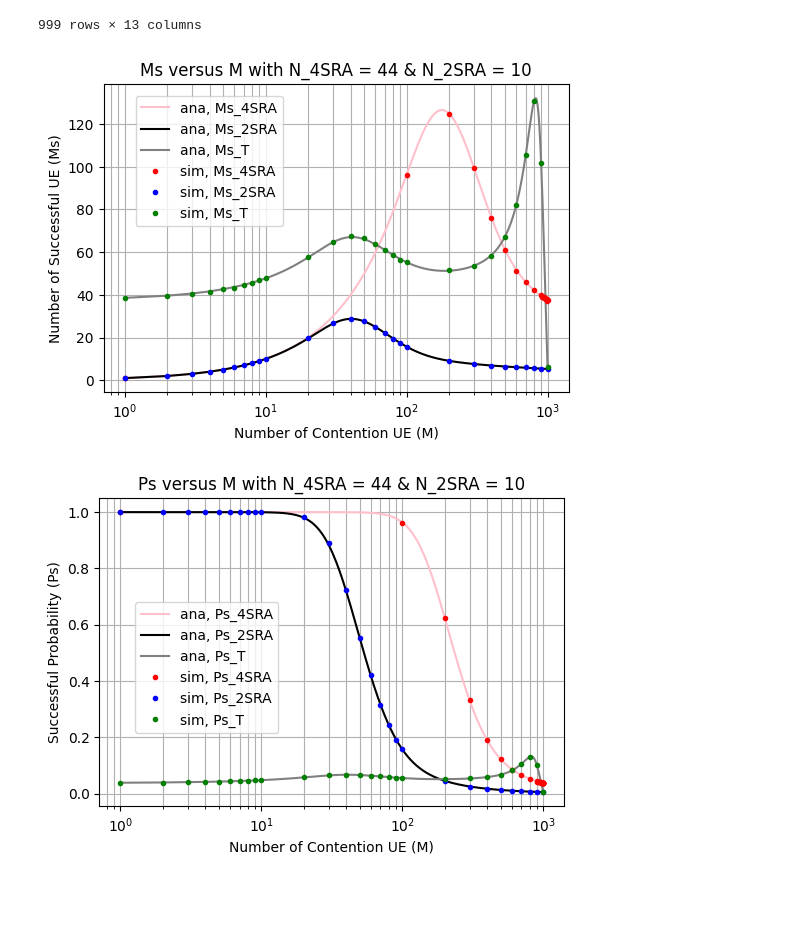
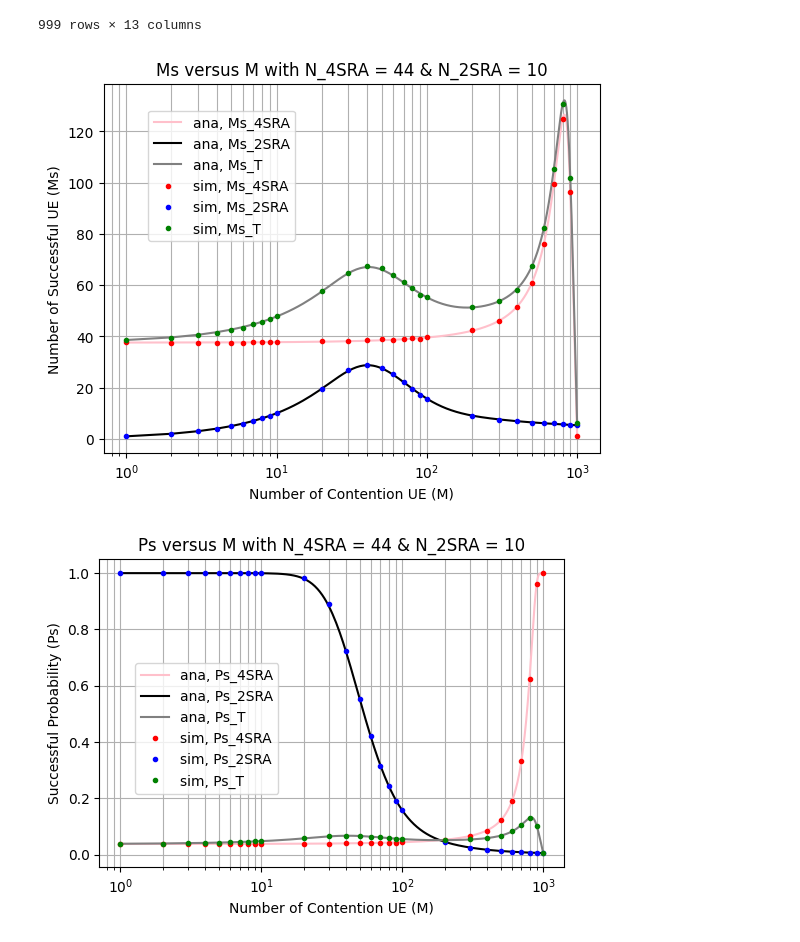
Before and after one commit to timlin0307/Thesis-Simulation, a Jupyter notebook: 2SRA and 4SRA without Fallback/Simulation.ipynb, the cells around one changed output. Cells and saved outputs as stored; diff of their text form; code cells hidden in the pictures; blank space fills up the shorter version.

```diff
--- a/2SRA and 4SRA without Fallback/Simulation.ipynb
+++ b/2SRA and 4SRA without Fallback/Simulation.ipynb
@@ -580,28 +582,28 @@ ana
 999 rows × 13 columns
 # %%
 # Ms
-plt.plot(ana.M_4SRA, ana.Ms_4SRA, '-', color = 'pink', label = 'ana, Ms_4SRA')
+plt.plot(ana.M_2SRA, ana.Ms_4SRA, '-', color = 'pink', label = 'ana, Ms_4SRA')
 plt.plot(ana.M_2SRA, ana.Ms_2SRA, '-', color = 'black', label = 'ana, Ms_2SRA')
 plt.plot(ana.M_2SRA, ana.Ms_T, '-', color = 'gray', label = 'ana, Ms_T')
-plt.plot(sim.M_4SRA, sim.Ms_4SRA, 'o', ms = 3, color = 'red', label = 'sim, Ms_4SRA')
+plt.plot(sim.M_2SRA, sim.Ms_4SRA, 'o', ms = 3, color = 'red', label = 'sim, Ms_4SRA')
 plt.plot(sim.M_2SRA, sim.Ms_2SRA, 'o', ms = 3, color = 'blue', label = 'sim, Ms_2SRA')
 plt.plot(sim.M_2SRA, sim.Ms_T, 'o', ms = 3, color = 'green', label = 'sim, Ms_T')
 plt.xscale('log')
 plt.title('Ms versus M with N_4SRA = 44 & N_2SRA = 10')
 plt.xlabel("Number of Contention UE (M)")
 plt.ylabel("Number of Successful UE (Ms)")
 plt.grid(True, which="both")
 plt.legend(loc='center right', bbox_to_anchor=(0.4, 0.75))
 plt.rcParams["figure.figsize"] = (6, 4)
 plt.show()
 # %% [output]
-[figure, old version]
+[figure, new version]
 # %%
 # Ps
-plt.plot(ana.M_4SRA, ana.Ps_4SRA, '-', color = 'pink', label = 'ana, Ps_4SRA')
+plt.plot(ana.M_2SRA, ana.Ps_4SRA, '-', color = 'pink', label = 'ana, Ps_4SRA')
 plt.plot(ana.M_2SRA, ana.Ps_2SRA, '-', color = 'black', label = 'ana, Ps_2SRA')
 plt.plot(ana.M_2SRA, ana.Ps_T, '-', color = 'gray', label = 'ana, Ps_T')
-plt.plot(sim.M_4SRA, sim.Ps_4SRA, 'o', ms = 3, color = 'red', label = 'sim, Ps_4SRA')
+plt.plot(sim.M_2SRA, sim.Ps_4SRA, 'o', ms = 3, color = 'red', label = 'sim, Ps_4SRA')
 plt.plot(sim.M_2SRA, sim.Ps_2SRA, 'o', ms = 3, color = 'blue', label = 'sim, Ps_2SRA')
 plt.plot(sim.M_2SRA, sim.Ps_T, 'o', ms = 3, color = 'green', label = 'sim, Ps_T')
 plt.xscale('log')
@@ -613,6 +615,6 @@ plt.legend(loc='center right', bbox_to_anchor=(0.4, 0.45))
 plt.rcParams["figure.figsize"] = (6, 4)
 plt.show()
 # %% [output]
-[figure, old version]
+[figure, new version]
 # %%
 # Da
```
Also changed, not shown: parts of 3 cells of this notebook, 4 other files.
